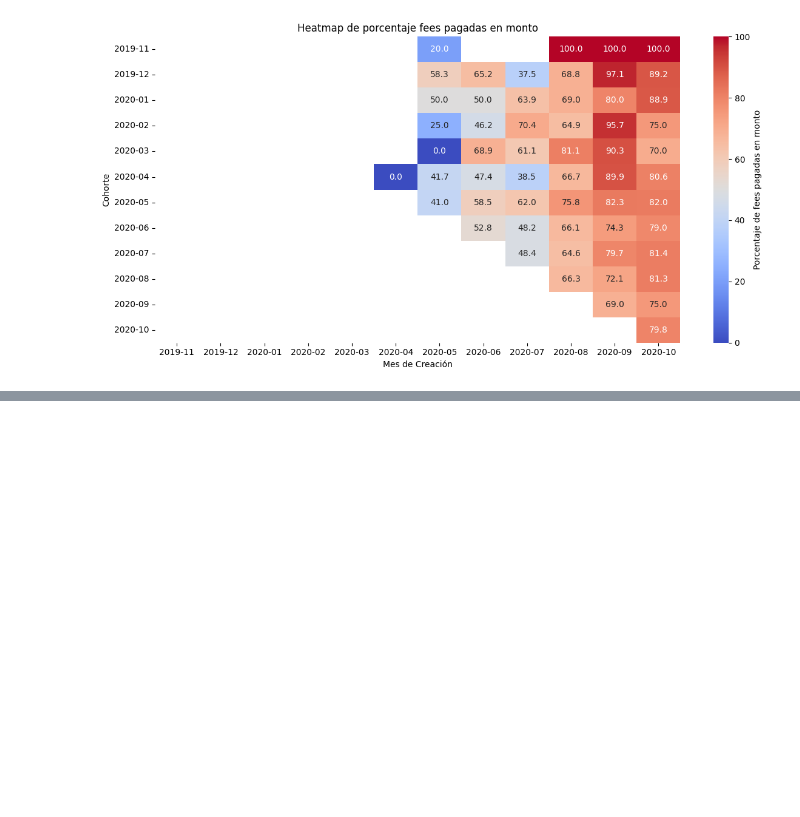
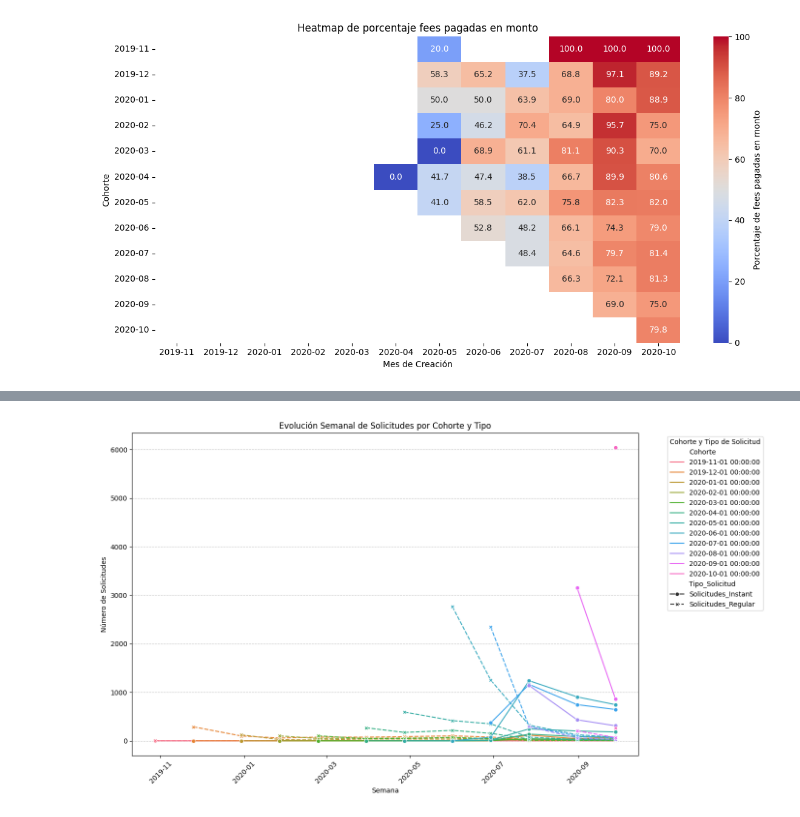
Before and after one commit to albagd77/Pasta-Loca---Proyecto-para-curso-Data-Scientist-UOC, a Jupyter notebook: Alba/cohort_analysis_alba.ipynb, the cells around one changed output, grey strips where cells are left out. Drawn from its saved outputs; the diff is of its cells as text; code cells hidden in the pictures; blank space fills up the shorter version.

```diff
--- a/Alba/cohort_analysis_alba.ipynb
+++ b/Alba/cohort_analysis_alba.ipynb
@@ -401,0 +465,39 @@ plt.show()
+# %%
+# Crear una columna de semanas basada en Mes_created_at
+cohort_analysis['Semana'] = cohort_analysis['Mes_created_at'] - pd.to_timedelta(cohort_analysis['Mes_created_at'].dt.dayofweek, unit='d')
+
+# Agrupar semanalmente por Cohorte y transfer_type
+weekly_data = cohort_analysis.groupby(['Semana', 'Cohorte']).agg({
+    'Solicitudes_Instant': 'sum',  # Total solicitudes instantáneas
+    'Solicitudes_Regular': 'sum',  # Total solicitudes regulares
+}).reset_index()
+
+# Reorganizar los datos para facilitar graficar con seaborn
+weekly_data_melted = pd.melt(
+    weekly_data,
+    id_vars=['Semana', 'Cohorte'],
+    value_vars=['Solicitudes_Instant', 'Solicitudes_Regular'],
+    var_name='Tipo_Solicitud',
+    value_name='Total_Solicitudes'
+)
+
+# Graficar evolución por tipo de solicitud y cohorte
+plt.figure(figsize=(14, 8))
+sns.lineplot(
+    data=weekly_data_melted,
+    x='Semana',
+    y='Total_Solicitudes',
+    hue='Cohorte',
+    style='Tipo_Solicitud',
+    markers=True
+)
+plt.title('Evolución Semanal de Solicitudes por Cohorte y Tipo')
+plt.xlabel('Semana')
+plt.ylabel('Número de Solicitudes')
+plt.xticks(rotation=45)
+plt.legend(title='Cohorte y Tipo de Solicitud', bbox_to_anchor=(1.05, 1), loc='upper left')
+plt.grid(axis='y', linestyle='--', alpha=0.7)
+plt.tight_layout()
+plt.show()
+# %% [output]
+[figure, added]
```
Also changed, not shown: parts of 23 cells of this notebook.
